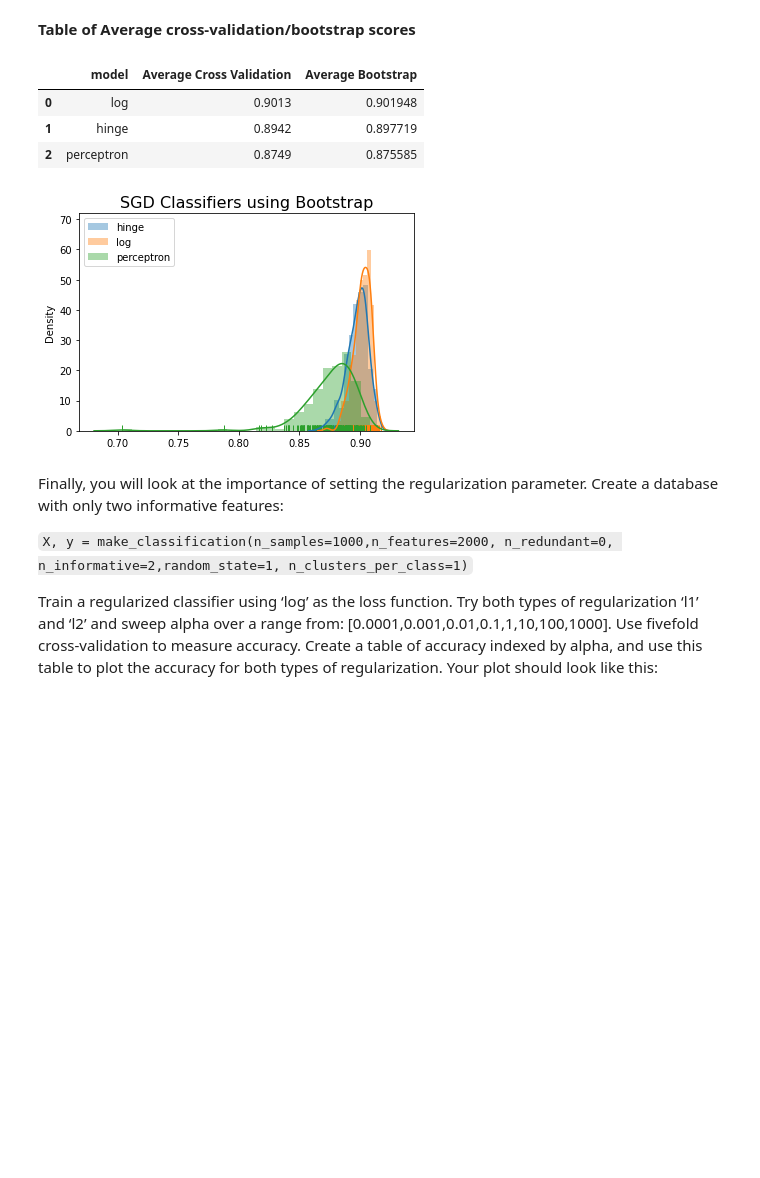
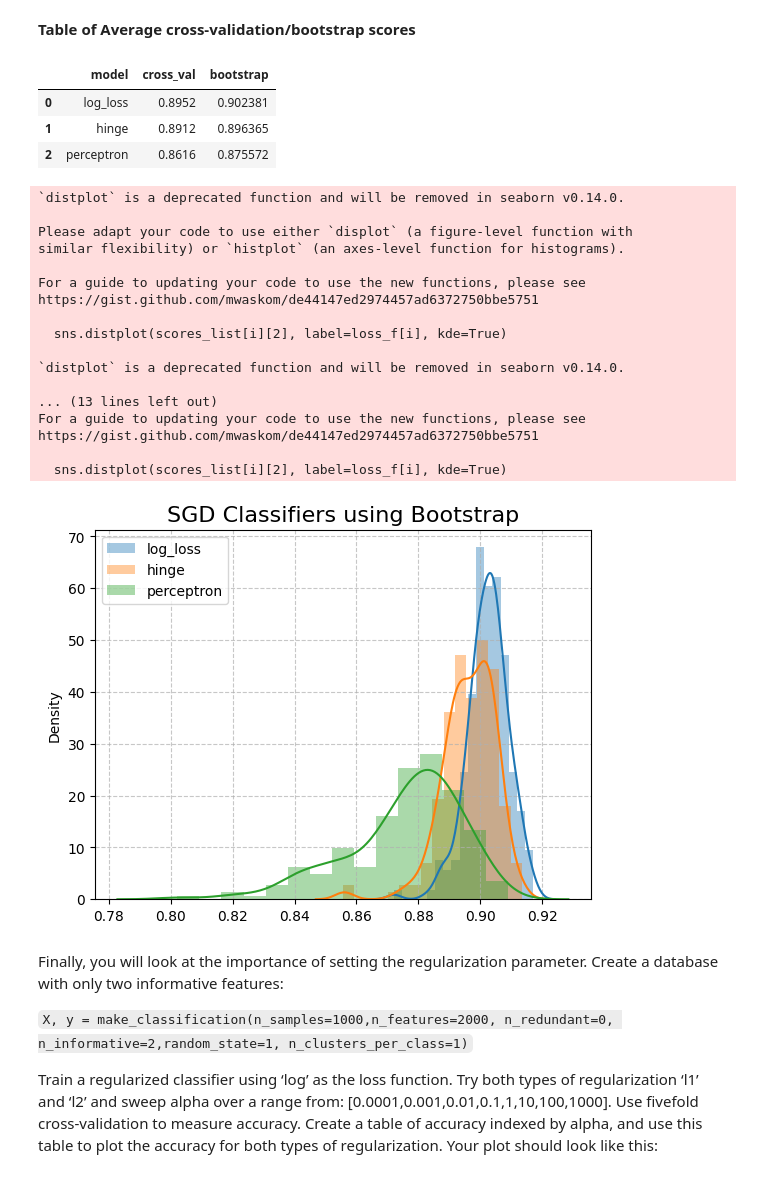
Before and after one commit to sascott9655/ADS-504-Machine-Learning, a Jupyter notebook: Copy_of_Assignment_Guide_4_1.ipynb, the cells around one changed output. Drawn from its saved outputs; the diff is of its cells as text; code cells hidden in the pictures; blank space fills up the shorter version.

Commit message:
plotted the displot

```diff
--- a/Copy_of_Assignment_Guide_4_1.ipynb
+++ b/Copy_of_Assignment_Guide_4_1.ipynb
@@ -112,11 +109,14 @@ X, y = # Use above description to create x and y
+# %%
+X, y = make_classification(n_samples=10000,n_features=20, n_redundant=0, n_informative=20,random_state=1,n_clusters_per_class=1)
 # %%
 # Here is a recommanded loop to create models
-loss_f = ['log', 'hinge', 'perceptron']
+loss_f = ['log_loss', 'hinge', 'perceptron']
 sgdclfs = [SGDClassifier(loss=loss).fit(X, y) for loss in loss_f]
 scores_list = []
 avg_list = []
 for i, loss in enumerate(loss_f):
-  cv = #cross_val_score is created here
-  bs = #bootstrap is created here
-  scores_list #append loss as 'model', cv as 'cv' and bs as 'bs'
-  avg_list #append loss, cv.mean(), bs.mean() with apropriate column names
+  model = sgdclfs[i]
+  cv = cross_val_score(model, X, y, cv=5,scoring='accuracy')
+  bs = bootstrap_point632_score(model, X, y, method='oob')
+  scores_list.append([model, cv, bs]) #append loss as 'model', cv as 'cv' and bs as 'bs'
+  avg_list.append([model, cv.mean(), bs.mean()]) #append loss, cv.mean(), bs.mean() with apropriate column names
@@ -123,22 +127,44 @@ for i, loss in enumerate(loss_f):
 # %% [markdown]
 **Table of Average cross-validation/bootstrap scores**
 # %%
-pd.DataFrame(avg_list)
+pd.DataFrame(avg_list, columns=['model', 'cross_val', 'bootstrap'])
 # %% [output]
-|  | model | Average Cross Validation | Average Bootstrap |
-| 0 | log | 0.9013 | 0.901948 |
-| 1 | hinge | 0.8942 | 0.897719 |
-| 2 | perceptron | 0.8749 | 0.875585 |
+|  | model | cross_val | bootstrap |
+| 0 | log_loss | 0.8952 | 0.902381 |
+| 1 | hinge | 0.8912 | 0.896365 |
+| 2 | perceptron | 0.8616 | 0.875572 |
 # %%
 scores_df = pd.DataFrame(scores_list)
+#print(scores_df.head())
 
-#Use sns to plot hinge, log and perceptron. Remember they are all stored in scores_list['bs']
+# Use sns to plot hinge, log and perceptron. Remember they are all stored in scores_list['bs']
+
+for i in range(len(scores_df)):
+  sns.distplot(scores_list[i][2], label=loss_f[i], kde=True)
 
 plt.title('SGD Classifiers using Bootstrap', size=16)
 plt.legend()
+plt.grid(True, linestyle='--', alpha=0.7)
 plt.show()
 # %% [output]
+`distplot` is a deprecated function and will be removed in seaborn v0.14.0.
+
+Please adapt your code to use either `displot` (a figure-level function with
+similar flexibility) or `histplot` (an axes-level function for histograms).
+
+For a guide to updating your code to use the new functions, please see
+https://gist.github.com/mwaskom/de44147ed2974457ad6372750bbe5751
+
+  sns.distplot(scores_list[i][2], label=loss_f[i], kde=True)
+
+`distplot` is a deprecated function and will be removed in seaborn v0.14.0.
+
+... (13 lines left out)
+For a guide to updating your code to use the new functions, please see
+https://gist.github.com/mwaskom/de44147ed2974457ad6372750bbe5751
+
+  sns.distplot(scores_list[i][2], label=loss_f[i], kde=True)
-[figure, old version]
+[figure, new version]
 # %% [markdown]
 Finally, you will look at the importance of setting the regularization parameter. Create a database
 with only two informative features:
```
Also changed, not shown: parts of 8 cells of this notebook.
